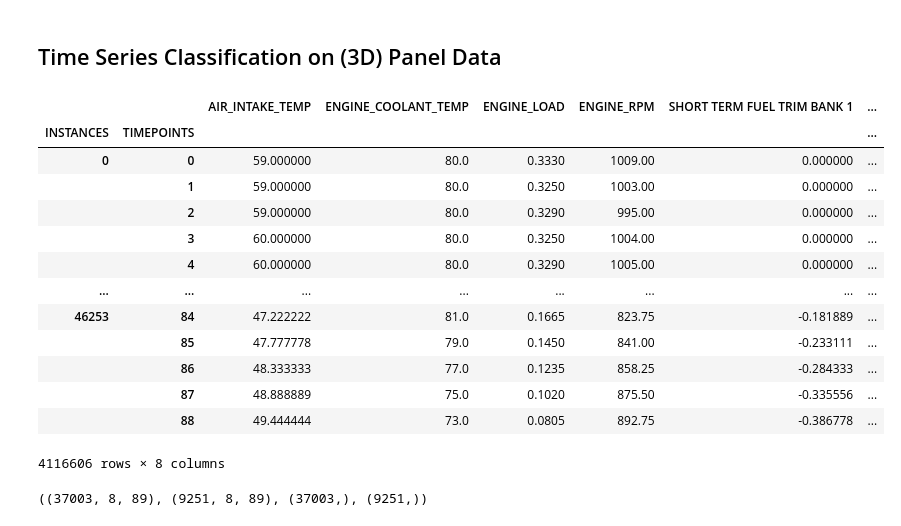
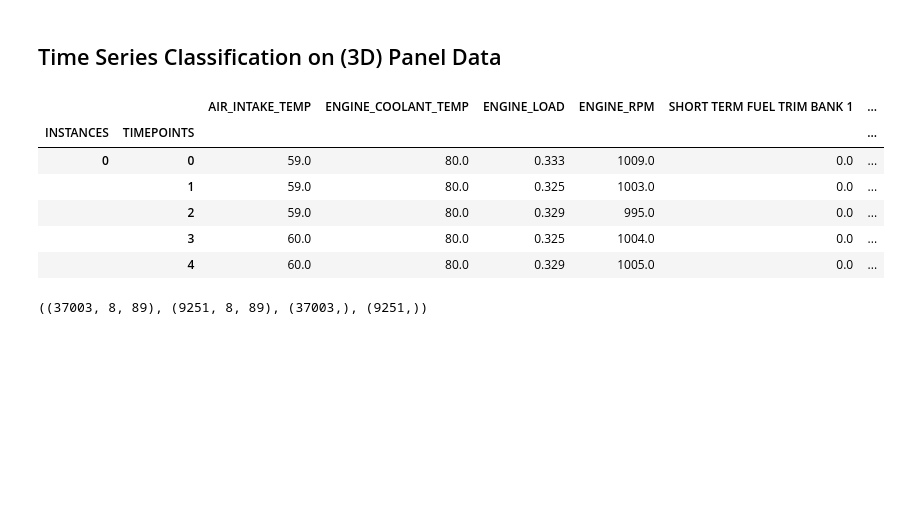
Before and after one commit to shamilnabiyev/automl-time-series, a Jupyter notebook: notebooks/odb-2-dtc-model-training.ipynb, the cells around one changed output. Drawn from its saved outputs; the diff is of its cells as text; code cells hidden in the pictures; blank space fills up the shorter version.

```diff
--- a/notebooks/odb-2-dtc-model-training.ipynb
+++ b/notebooks/odb-2-dtc-model-training.ipynb
@@ -113,22 +114,15 @@ features_all = pd.read_parquet("../data/odb-2-window-89/features-all-windowsize8
 target_all = pd.read_parquet("../data/odb-2-window-89/target-binary-all-windowsize89.parquet.gzip")
 # %%
 features_all = features_all.set_index(["INSTANCES", "TIMEPOINTS"])
-features_all
+features_all.head()
 # %% [output]
 |  |  | AIR_INTAKE_TEMP | ENGINE_COOLANT_TEMP | ENGINE_LOAD | ENGINE_RPM | SHORT TERM FUEL TRIM BANK 1 | ... |
 | INSTANCES | TIMEPOINTS |  |  |  |  |  | ... |
-| 0 | 0 | 59.000000 | 80.0 | 0.3330 | 1009.00 | 0.000000 | ... |
-|  | 1 | 59.000000 | 80.0 | 0.3250 | 1003.00 | 0.000000 | ... |
-|  | 2 | 59.000000 | 80.0 | 0.3290 | 995.00 | 0.000000 | ... |
-|  | 3 | 60.000000 | 80.0 | 0.3250 | 1004.00 | 0.000000 | ... |
-|  | 4 | 60.000000 | 80.0 | 0.3290 | 1005.00 | 0.000000 | ... |
-| ... | ... | ... | ... | ... | ... | ... | ... |
-| 46253 | 84 | 47.222222 | 81.0 | 0.1665 | 823.75 | -0.181889 | ... |
-|  | 85 | 47.777778 | 79.0 | 0.1450 | 841.00 | -0.233111 | ... |
-|  | 86 | 48.333333 | 77.0 | 0.1235 | 858.25 | -0.284333 | ... |
-|  | 87 | 48.888889 | 75.0 | 0.1020 | 875.50 | -0.335556 | ... |
-|  | 88 | 49.444444 | 73.0 | 0.0805 | 892.75 | -0.386778 | ... |
+| 0 | 0 | 59.0 | 80.0 | 0.333 | 1009.0 | 0.0 | ... |
+|  | 1 | 59.0 | 80.0 | 0.325 | 1003.0 | 0.0 | ... |
+|  | 2 | 59.0 | 80.0 | 0.329 | 995.0 | 0.0 | ... |
+|  | 3 | 60.0 | 80.0 | 0.325 | 1004.0 | 0.0 | ... |
+|  | 4 | 60.0 | 80.0 | 0.329 | 1005.0 | 0.0 | ... |
-4116606 rows × 8 columns
 # %%
 # Create indices
 index_train, index_test = train_test_split(features_all.index.levels[0],
```
Also changed, not shown: parts of 13 cells of this notebook.
